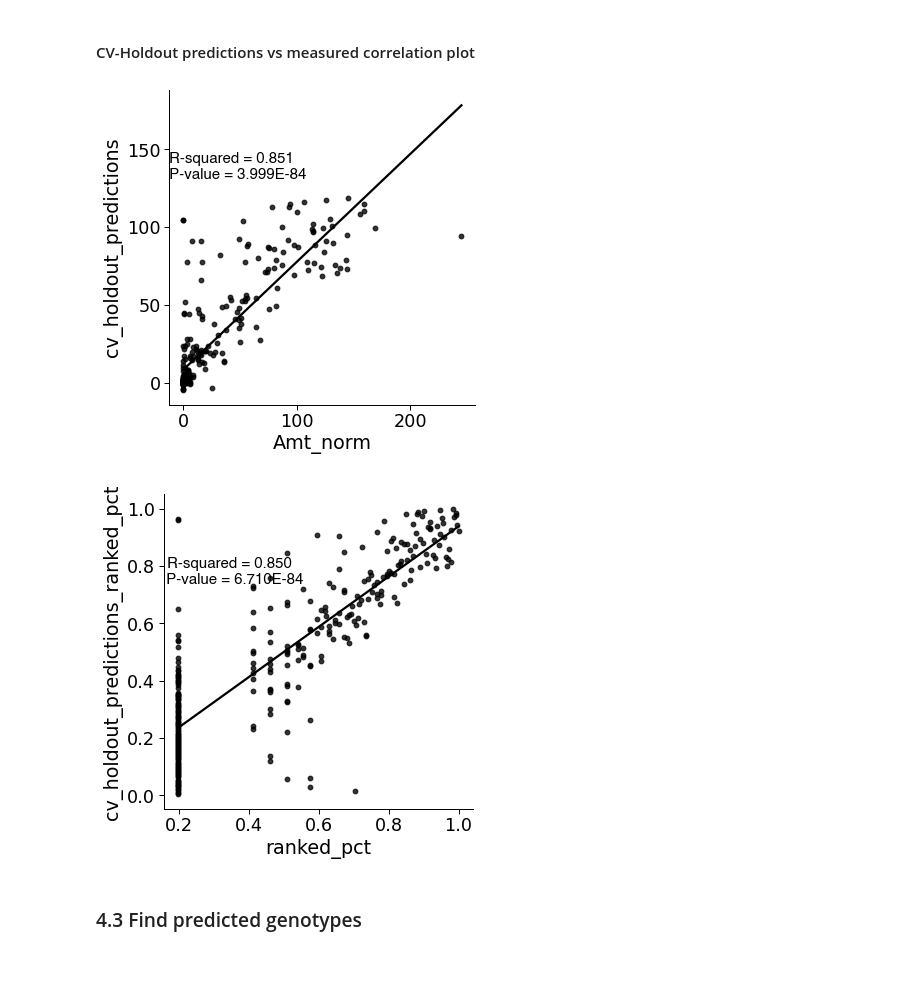
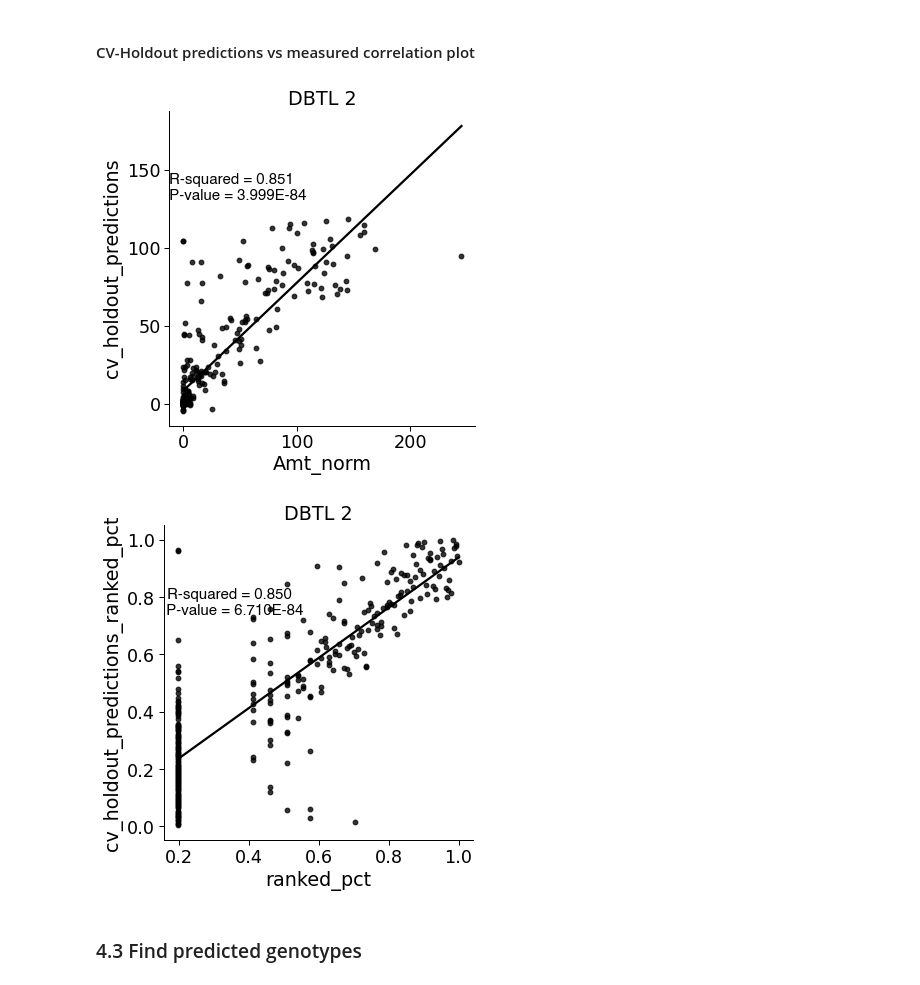
Before and after one commit to hiyama341/ConStrain, a Jupyter notebook: colab_notebooks/11_2_LEARN_DataAnalysisML.ipynb, the cells around one changed output. Drawn from its saved outputs; the diff is of its cells as text; code cells hidden in the pictures.

```diff
--- a/colab_notebooks/11_2_LEARN_DataAnalysisML.ipynb
+++ b/colab_notebooks/11_2_LEARN_DataAnalysisML.ipynb
@@ -677,18 +530,20 @@ bar_plot_w_hue(dss, 'Line_name', 'strict', path = 'ConStrain_on_google_colab/dat
 # %%
 correlation_plot(df3,"Amt_norm","cv_holdout_predictions",
                 path = 'ConStrain_on_google_colab/data/10-plots/11_2_LEARN_Data_analysis/corr_plot_normalized_val',
-
+                 title= 'DBTL 2',
                 size_height = 5,
                 size_length= 5)
 # %% [output]
-[figure, old version]
+[figure, new version]
 # %%
 correlation_plot(df3,"ranked_pct","cv_holdout_predictions_ranked_pct",
                 path = 'ConStrain_on_google_colab/data/10-plots/11_2_LEARN_Data_analysis/corr_plot_ranked',
+                title= 'DBTL 2',
+
                 size_height = 5,
                 size_length= 5)
 # %% [output]
-[figure, old version]
+[figure, new version]
 # %% [markdown]
 ### 4.3 Find predicted genotypes
 # %%
```
Also changed, not shown: parts of 15 cells of this notebook, 1 other file.
